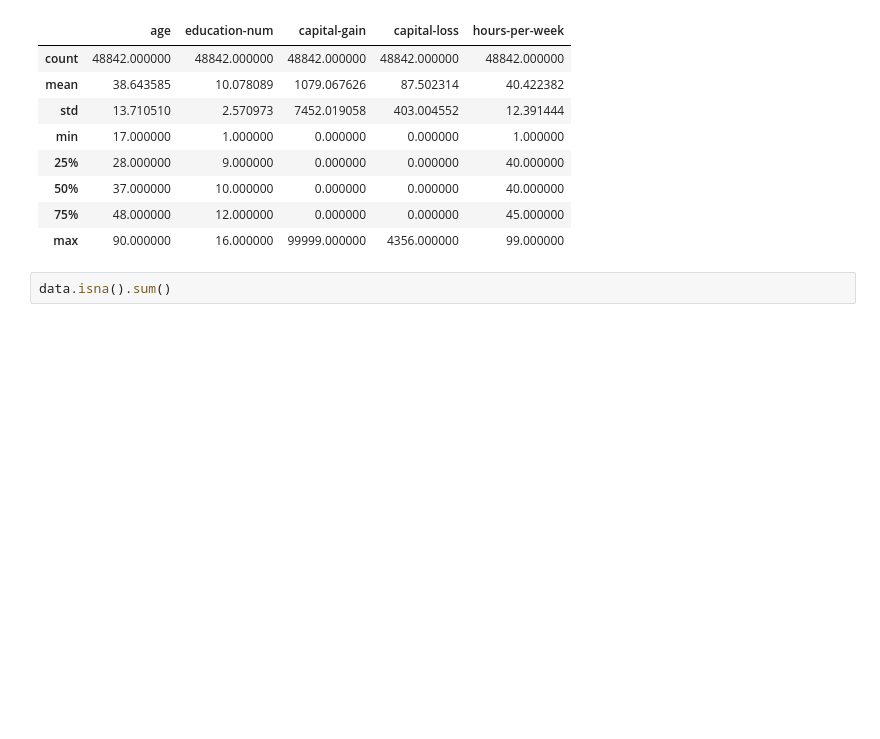
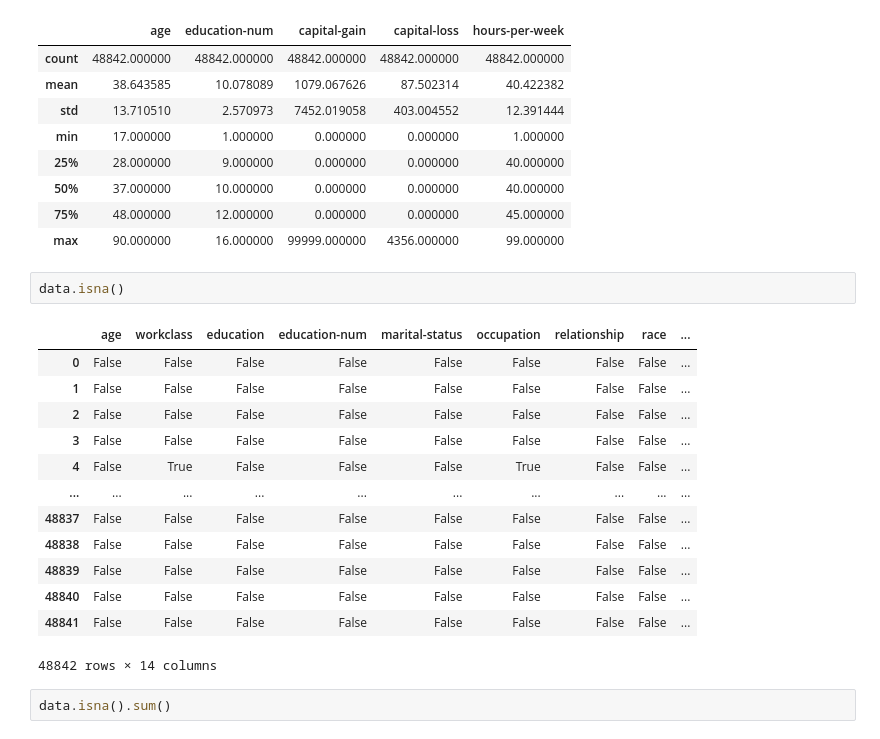
Before and after one commit to juhooong/fintech_service, a Jupyter notebook: 06machine_learning/07앙상블모델연습2_연봉데이터(김주호).ipynb, the cells around one changed output. Drawn from its saved outputs; the diff is of its cells as text; blank space fills up the shorter version.

```diff
--- a/06machine_learning/07앙상블모델연습2_연봉데이터(김주호).ipynb
+++ b/06machine_learning/07앙상블모델연습2_연봉데이터(김주호).ipynb
@@ -72,6 +72,22 @@ data.describe()
 | 50% | 37.000000 | 10.000000 | 0.000000 | 0.000000 | 40.000000 |
 | 75% | 48.000000 | 12.000000 | 0.000000 | 0.000000 | 45.000000 |
 | max | 90.000000 | 16.000000 | 99999.000000 | 4356.000000 | 99.000000 |
+# %%
+data.isna()
+# %% [output]
+|  | age | workclass | education | education-num | marital-status | occupation | relationship | race | ... |
+| 0 | False | False | False | False | False | False | False | False | ... |
+| 1 | False | False | False | False | False | False | False | False | ... |
+| 2 | False | False | False | False | False | False | False | False | ... |
+| 3 | False | False | False | False | False | False | False | False | ... |
+| 4 | False | True | False | False | False | True | False | False | ... |
+| ... | ... | ... | ... | ... | ... | ... | ... | ... | ... |
+| 48837 | False | False | False | False | False | False | False | False | ... |
+| 48838 | False | False | False | False | False | False | False | False | ... |
+| 48839 | False | False | False | False | False | False | False | False | ... |
+| 48840 | False | False | False | False | False | False | False | False | ... |
+| 48841 | False | False | False | False | False | False | False | False | ... |
+48842 rows × 14 columns
 # %%
 data.isna().sum()
 # %% [output]
```
Also changed, not shown: parts of 1 cell of this notebook, 1 other file.
